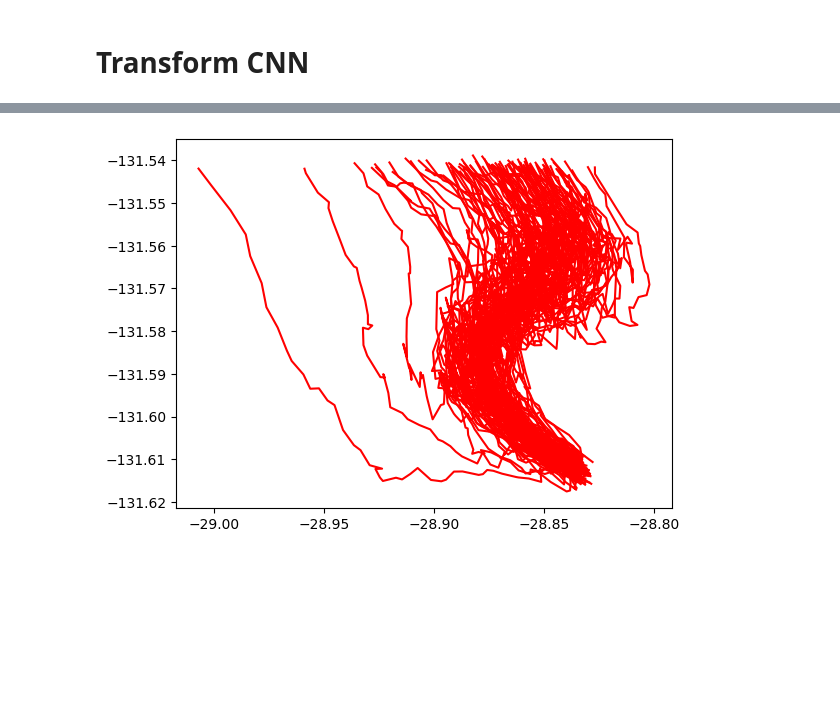
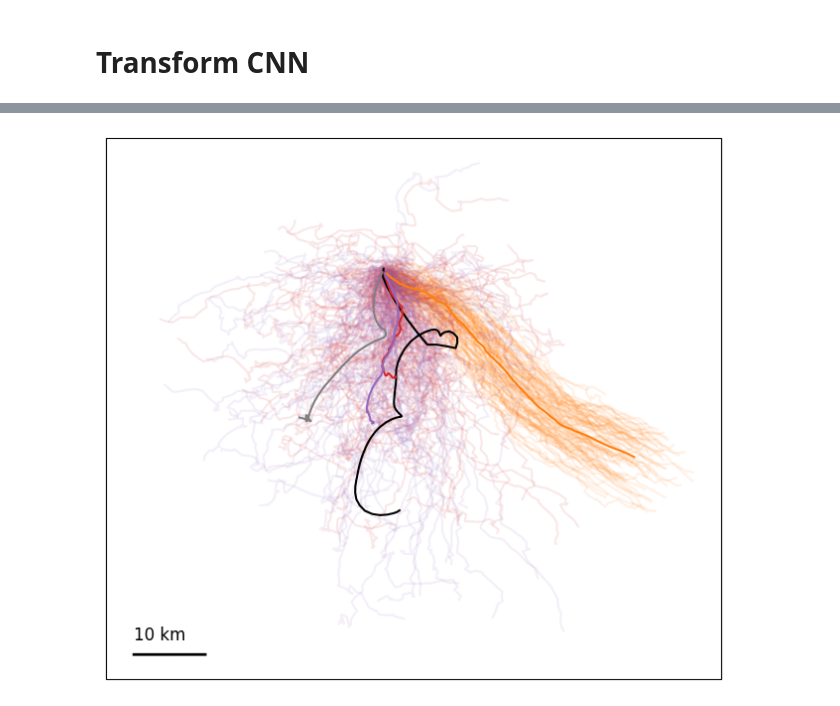
Before and after one commit to SwissDataScienceCenter/CoDiT, a Jupyter notebook: notebooks/making_predictions.ipynb, the cells around one changed output, grey strips where cells are left out. Drawn from its saved outputs; the diff is of its cells as text; code cells hidden in the pictures; blank space fills up the shorter version.

```diff
--- a/notebooks/making_predictions.ipynb
+++ b/notebooks/making_predictions.ipynb
@@ -43,7 +35,14 @@ loaded_model = DiffusionModel.import_trained_model(model_name, import_path=expor
 # %% [markdown]
 # Transform CNN
 # %%
+from codit.model_module.diffusion_model import CoDiTModel
 from codit.model_module.conv_net import ConvNetModel
+from codit.model_module.hycom_model import HycomModel
+data_set = "open_ocean"  #'coastline'#
 
-name = f'conv_net_{data_set}'
-model = ConvNetModel(name=name, params={})
+import_path = '/mydata/adopt/christian/CoDiT/data/trained_models/'
+
+hycom_model = HycomModel(name='hycom', params={})
+cnn_model = ConvNetModel.import_trained_model(f'cnn_{data_set}','/mydata/adopt/christian/CoDiT/data/trained_models/')
+gru_model = CoDiTModel.import_trained_model(f'codit_GRU_{data_set}','/mydata/adopt/christian/CoDiT/data/trained_models/')
+transformer_model = CoDiTModel.import_trained_model(f'codit_Transformer_{data_set}','/mydata/adopt/christian/CoDiT/data/trained_models/')
@@ -60,6 +50,7 @@ loaded_model = ConvNetModel.import_trained_model(f'cnn_{data_set}', import_path=
 import os
 from codit.data_module import config_funcs
 from codit.data_module.dataset import OceanDataset
+from codit.data_module import config_paths
 config_path = os.path.join(
     config_paths.CONFIG_PATH,
     "open_ocean",
@@ -76,4 +67,4 @@ for dataset_name in dataset_files:
 data_name = val_datasets[1].split(".")[0]
 #data_name = 'open_ocean_patch_9_year_2020'
 config = config_funcs.load_config(data_name, config_path)
-test_dataset = OceanDataset(config, length, 16, 10000, "linear")
+test_dataset = OceanDataset(config, length,)
@@ -84,3 +71,6 @@ data_name
 # %%
-start_position, times, interpolator, coordinates = test_dataset[1]
+start_position, start_time, times, interpolator, coordinates = test_dataset[101]
+start_position, start_time, times, interpolator, coordinates = test_dataset[310]
+#start_position, start_time, times, interpolator, coordinates = test_dataset[125]
+#start_position, start_time, times, interpolator, coordinates = test_dataset[400]
 # %%
@@ -94,6 +116,41 @@ pred_coord = loaded_model.predict(
 # %%
 from matplotlib import pyplot as plt
-plt.plot(pred_coord[:, :, 0].T, pred_coord[:, :, 1].T, 'r', label='Predicted Path')
+from codit.data_module import inverse_haversine
+from cartopy import crs as ccrs
+import numpy as np
+colors = {
+    'hycom': 'gray',
+    'cnn': 'C1',
+    'gru': 'C3',
+    'transformer': 'C4'
+}
+model_names = {
+    'hycom': 'HYCOM',
+    'cnn': 'CNN',
+    'gru': 'CODIT GRU',
+    'transformer': 'CODIT Transformer'
+}
+
+fig = plt.figure(figsize=(8, 8))
+ax = plt.axes(projection=ccrs.PlateCarree())
+ax.coastlines(resolution='10m')
+ax.plot(coordinates[:, 1], coordinates[:, 0], 'k', label='True Path', zorder=9)
+for model, color in colors.items():
+    if model == 'hycom':
+        ax.plot(pred_coord[model][...,1].T, pred_coord[model][...,0].T, color=color, label=model_names[model], zorder=9)
+    else:
+        ax.plot(np.nanmean(pred_coord[model][...,1], axis=0), np.nanmean(pred_coord[model][...,0], axis=0), color=color, label=model_names[model], zorder=9)
+#plt.legend(frameon=False)
+
+for model, color in colors.items():
+    if model != 'hycom':
+        ax.plot(pred_coord[model][...,1].T, pred_coord[model][...,0].T, color=color, alpha=0.1)
+
+sb1 = ax.get_ylim()[0], ax.get_xlim()[0]
+sb2 = inverse_haversine(sb1, 10e3, 90)
+ax.set_aspect('equal', adjustable='box')
+ax.plot((sb1[1], sb2[1]), (sb1[0], sb2[0]), 'k-', lw=2)
+ax.text(sb1[1], sb1[0]+0.02, '10 km', fontsize=12)
 plt.show()
 # %% [output]
-[figure, old version]
+[figure, new version]
```
Also changed, not shown: parts of 9 cells of this notebook, 8 other files.
